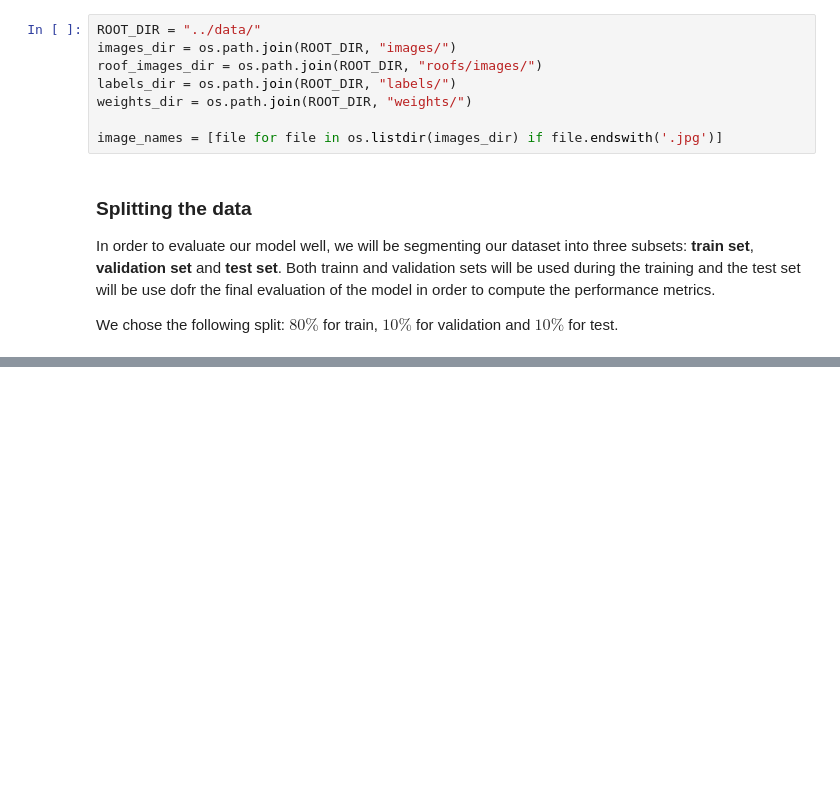
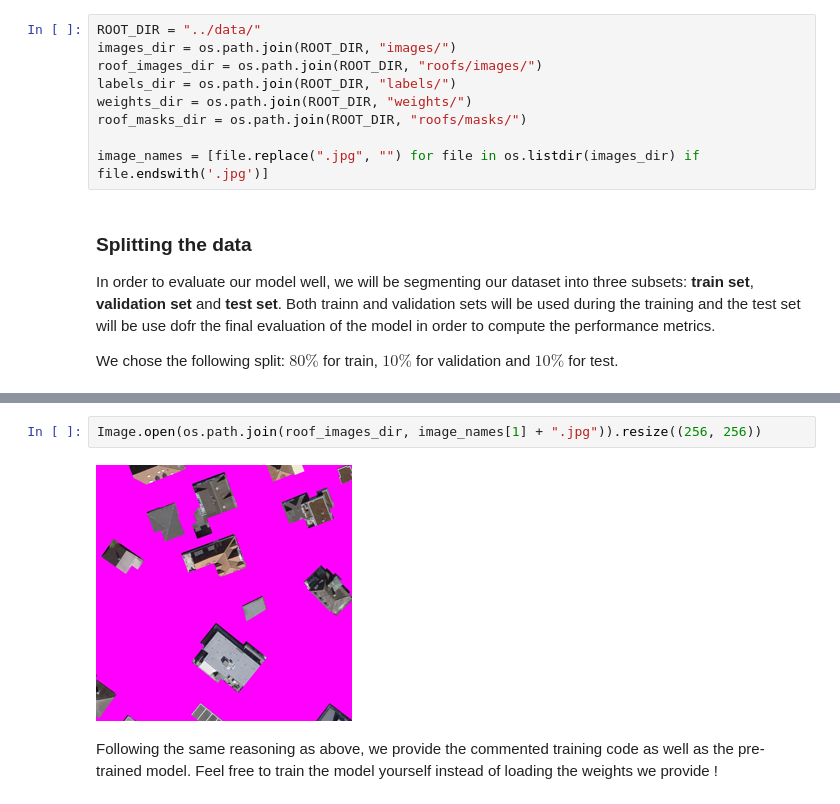
Before and after one commit to jeanprbt/swiss-solar-panel-segmentation, a Jupyter notebook: notebooks/results.ipynb, the cells around one changed output, grey strips where cells are left out. Drawn from its saved outputs; the diff is of its cells as text; blank space fills up the shorter version.

```diff
--- a/notebooks/results.ipynb
+++ b/notebooks/results.ipynb
@@ -58,8 +57,9 @@ images_dir = os.path.join(ROOT_DIR, "images/")
 roof_images_dir = os.path.join(ROOT_DIR, "roofs/images/")
 labels_dir = os.path.join(ROOT_DIR, "labels/")
 weights_dir = os.path.join(ROOT_DIR, "weights/")
+roof_masks_dir = os.path.join(ROOT_DIR, "roofs/masks/")
 
-image_names = [file for file in os.listdir(images_dir) if file.endswith('.jpg')]
+image_names = [file.replace(".jpg", "") for file in os.listdir(images_dir) if file.endswith('.jpg')]
 # %% [markdown]
 ### Splitting the data
 
@@ -270,0 +269,6 @@ compare_model_metrics(models, iou_scores, f1_scores)
+# %%
+Image.open(os.path.join(roof_images_dir, image_names[1] + ".jpg")).resize((256, 256))
+# %% [output]
+[figure, added]
+# %% [markdown]
+Following the same reasoning as above, we provide the commented training code as well as the pre-trained model. Feel free to train the model yourself instead of loading the weights we provide !
```
Also changed, not shown: parts of 68 cells of this notebook, 9 other files.
